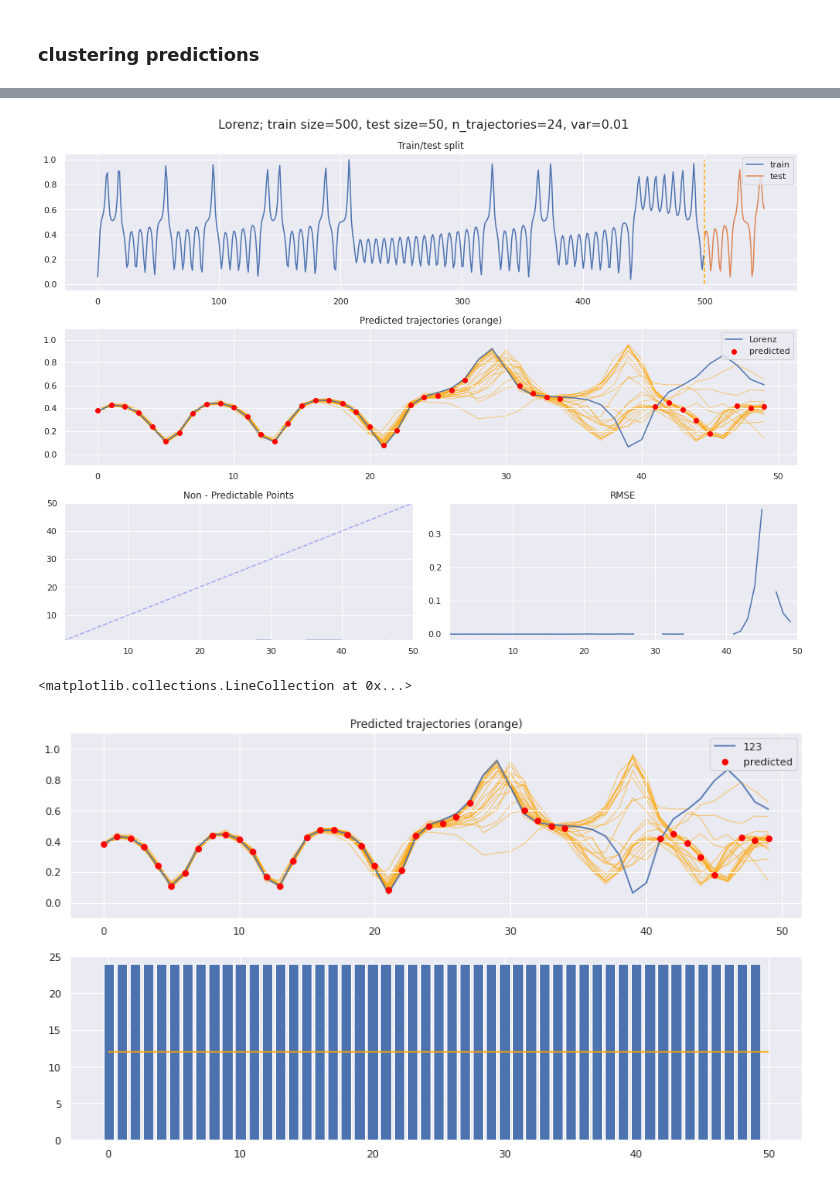
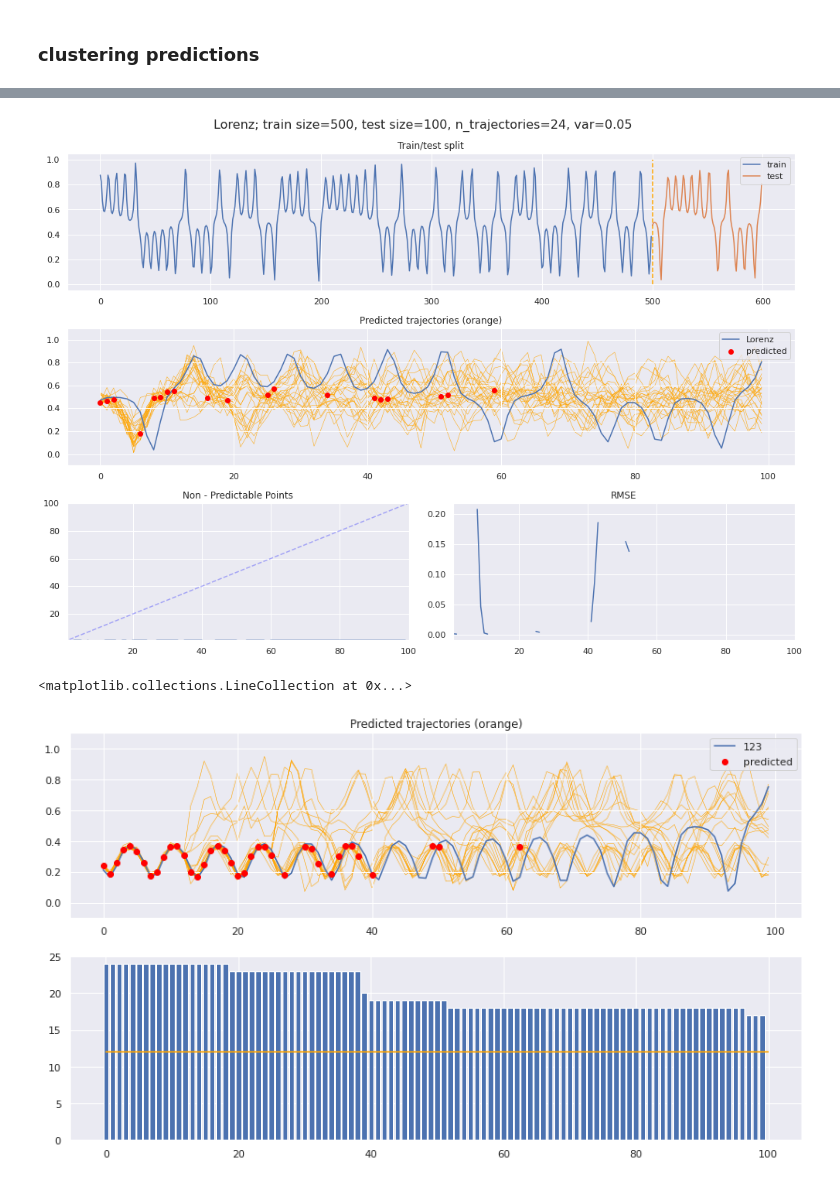
Before and after one commit to thxi/hse_chaotic_ts, a Jupyter notebook: Lorenz DBSCAN prediction.ipynb, the cells around one changed output, grey strips where cells are left out. Cells and saved outputs as stored; diff of their text form; code cells hidden in the pictures.

```diff
--- a/Lorenz DBSCAN prediction.ipynb
+++ b/Lorenz DBSCAN prediction.ipynb
@@ -206,7 +242,7 @@ plot_runs(runs_processed, h_max, filename='fig4.png')
 ### clustering predictions
 # %%
 train_size = 500
-h_max = 50 # max prediction horizon (t+h)
+h_max = 100 # max prediction horizon (t+h)
 n_folds = 10
 
 
@@ -217,7 +253,7 @@ max_template_spread = 10 # max distance between y_t1 and y_t2, y_1 and y_11
 # trajectories prediction parameters
 eps = 0.01
 n_trajectories = 24
-noise_amp = 0.01
+noise_amp = 0.05
 priori_eps = 0.2
 
 
@@ -234,7 +270,7 @@ min_trajectories = int(0.5*n_trajectories)
 x, _, _ = Lorentz().generate(0.1, 3000+n_folds*(train_size+h_max)-1) # -1 because of an implementation bug
 x, x_min, x_max = normalize(x[3000:]) # "For the Lorenz series, the first 3000 observations are discarded..."
 # %%
-fold = 0
+fold = 2
 t = (train_size+h_max) * fold
 
 X_train = x[t:t+train_size]
@@ -299,11 +319,11 @@ rmse = (X_pred - X_test)**2
 # %%
 plot_trajectories(
     'Lorenz', X_train, X_test, # plotting since X_start
     noise_amp, n_trajectories,
-    X_traj_pred, X_pred, non_pred, rmse
+    X_traj_pred, X_pred, non_pred, rmse, filename=f'Lorenz_cluster_{fold}_{noise_amp:.2f}.png'
 )
 # %% [output]
-[figure, old version]
+[figure, new version]
 # %%
 fig = plt.figure(figsize=[14, 8])
 
@@ -329,4 +349,4 @@ plt.bar(range(len(traj_alive)), traj_alive)
 plt.hlines(y=min_trajectories, xmin=0, xmax=len(traj_alive), color='orange')
 # %% [output]
 <matplotlib.collections.LineCollection at 0x...>
-[figure, old version]
+[figure, new version]
```
Also changed, not shown: parts of 13 cells of this notebook, 10 other files.
